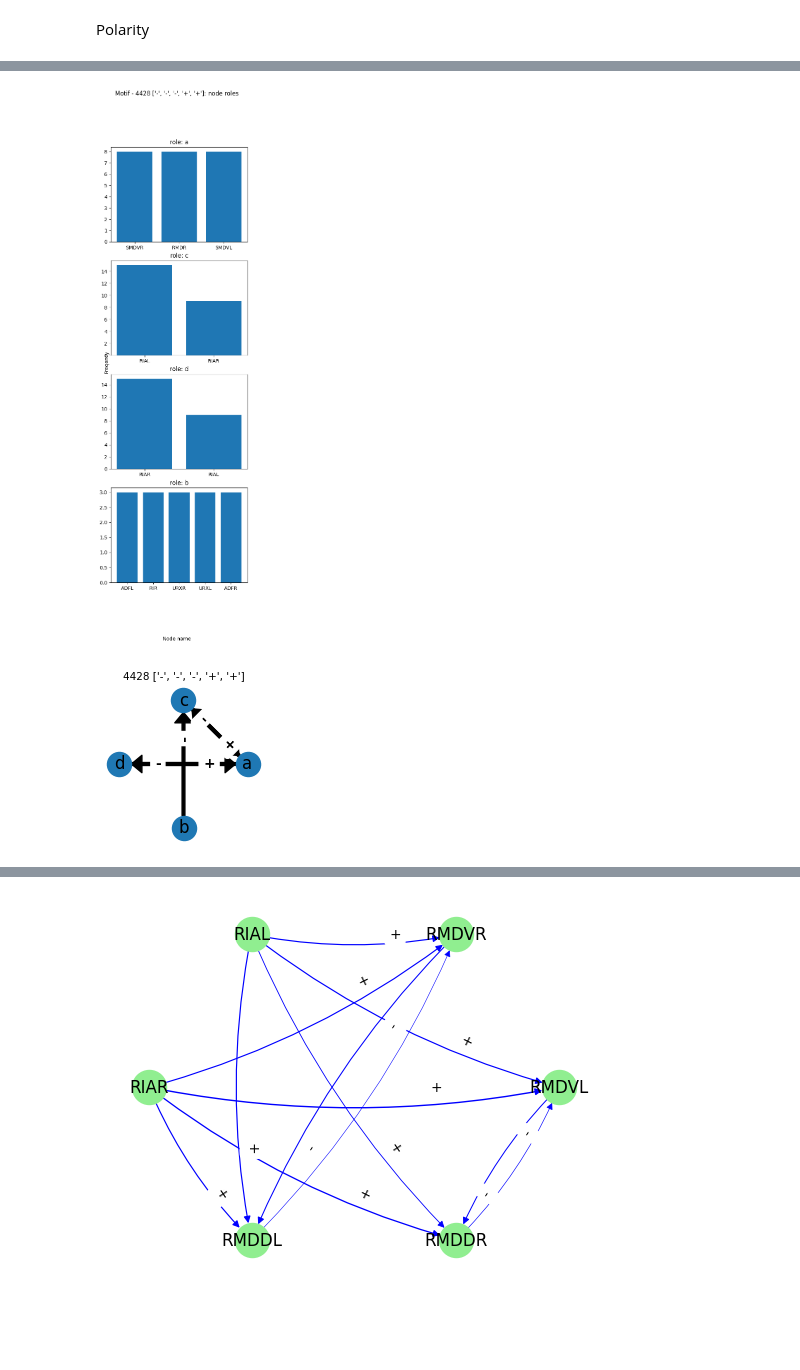
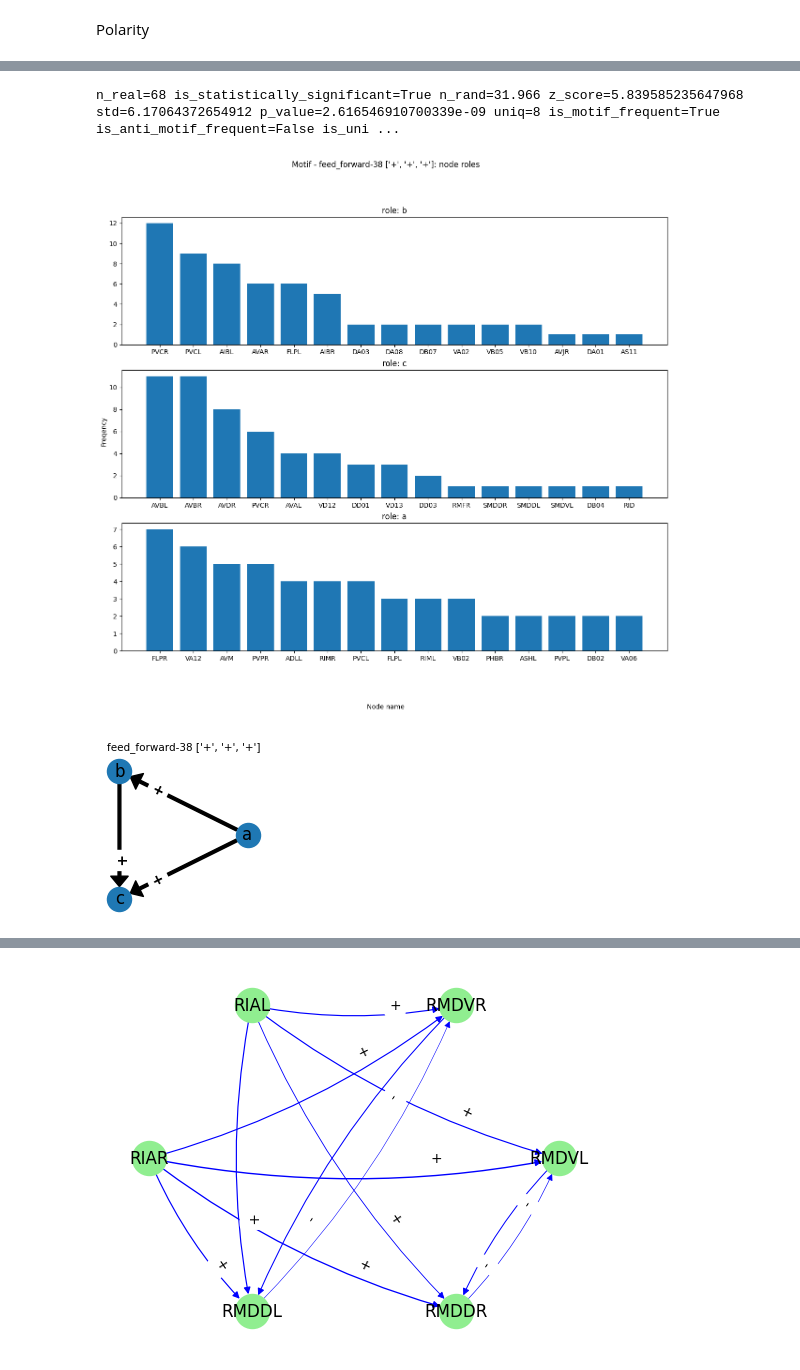
Before and after one commit to deangeckt/network_motifs, a Jupyter notebook: post_motif_analysis/motif_analysis.ipynb, the cells around one changed output, grey strips where cells are left out. Saved outputs shown, nothing was run; the diff lists cells and outputs as text; code cells hidden in the pictures; blank space fills up the shorter version.

```diff
--- a/post_motif_analysis/motif_analysis.ipynb
+++ b/post_motif_analysis/motif_analysis.ipynb
@@ -16,14 +12,14 @@ from isomorphic.isomorphic import get_sub_graph_mapping_to_motif
 from post_motif_analysis.network_utils import draw_sub_graph, draw_neighbors, node_properties
 # %%
 # data = import_results('results/cook_si2_herm_chem_k3_m5.bin')
-# data = import_results('results/pol_k3_m5.bin')
+data = import_results('results/pol_k3_m5.bin')
 # data = import_results('results/cmpx_pol_k3_m5.bin')
 
 
 # k = 4
 # data = import_results('results/cook_si2_herm_chem_k4_m5.bin')
 # data = import_results('results/durbin_herm_chem_k4_m5.bin')
-data = import_results('results/pol_k4_m10.bin')
+# data = import_results('results/pol_k4_m10.bin')
 
 
 # all: chem + gap
@@ -339,11 +396,77 @@ scatter_motifs(anti_motifs_, False)
 # pol_idx = get_polarity_index(motif_, polarity)
 # plot_motif_roles(motif_.polarity_motifs[pol_idx])
 # %%
-motif_ = motifs[4428]
-polarity = ['-', '-', '-','+','+']
+# k = 4
+# motif_ = motifs[4428]
+# polarity = ['-', '-', '-','+','+']
+
+# motif_ = motifs[4374]
+# polarity = ['+', '+', '-','-','-']
+
+# motif_ = motifs[4678]
+# polarity = ['+', '+', '-','-','-']
+
+# motif_ = motifs[4424]
+# polarity = ['+', '-','-','-']
+
+# motif_ = motifs[4370]
+# polarity = ['+', '-','-','-']
+
+# motif_ = motifs[4436]
+# polarity = ['-', '+', '+','-','+']
+
+# motif_ = motifs[204]
+# # polarity = ['-', '-', '-', '-']
+# polarity = ['+', '-', '+', '-']
+# polarity = ['+', '+', '+', '+']
+
+# motif_ = motifs[904]
+# polarity = ['+', '+', '-', '-']
+
+# motif_ = motifs[206]
+# polarity = ['+', '+', '+', '+', '+']
+
+# motif_ = motifs[392]
+# polarity = ['-','-','-']
+
+# motif_ = motifs[404]
+# polarity = ['-','+','+','+']
+
+# motif_ = motifs[328]
+# polarity = ['+','-','-']
+
+# motif_ = motifs[2252]
+# polarity = ['+', '+', '+', '+', '+']
+
+# motif_ = motifs[2186]
+# polarity = ['+', '+', '+', '+']
+
+# motif_ = motifs[4420]
+# polarity = ['-', '+', '-', '+']
+
+# motif_ = motifs[344]
+# polarity = ['+', '-', '-', '-']
+
+# k = 3
+motif_ = motifs[36]
+polarity = ['-','-']
+
+motif_ = motifs[38]
+polarity = ['+','+', '+']
+# polarity = ['-','-', '-']
+
+# motif_ = motifs[74]
+# polarity = ['+','-', '-']
+
+# motif_ = motifs[108]
+# polarity = ['-','+','+', '-']
+
 pol_idx = get_polarity_index(motif_, polarity)
-plot_motif_roles(motif_.polarity_motifs[pol_idx])
+m = motif_.polarity_motifs[pol_idx]
+print(m.motif_criteria)
+plot_motif_roles(m, top=15)
 # %% [output]
+n_real=68 is_statistically_significant=True n_rand=31.966 z_score=5.839585235647968 std=6.17064372654912 p_value=2.616546910700339e-09 uniq=8 is_motif_frequent=True is_anti_motif_frequent=False is_uni ...
-[figure, old version]
+[figure, new version]
-[figure, old version]
+[figure, new version]
 # %%
```
Also changed, not shown: parts of 22 cells of this notebook, 4 other files.
